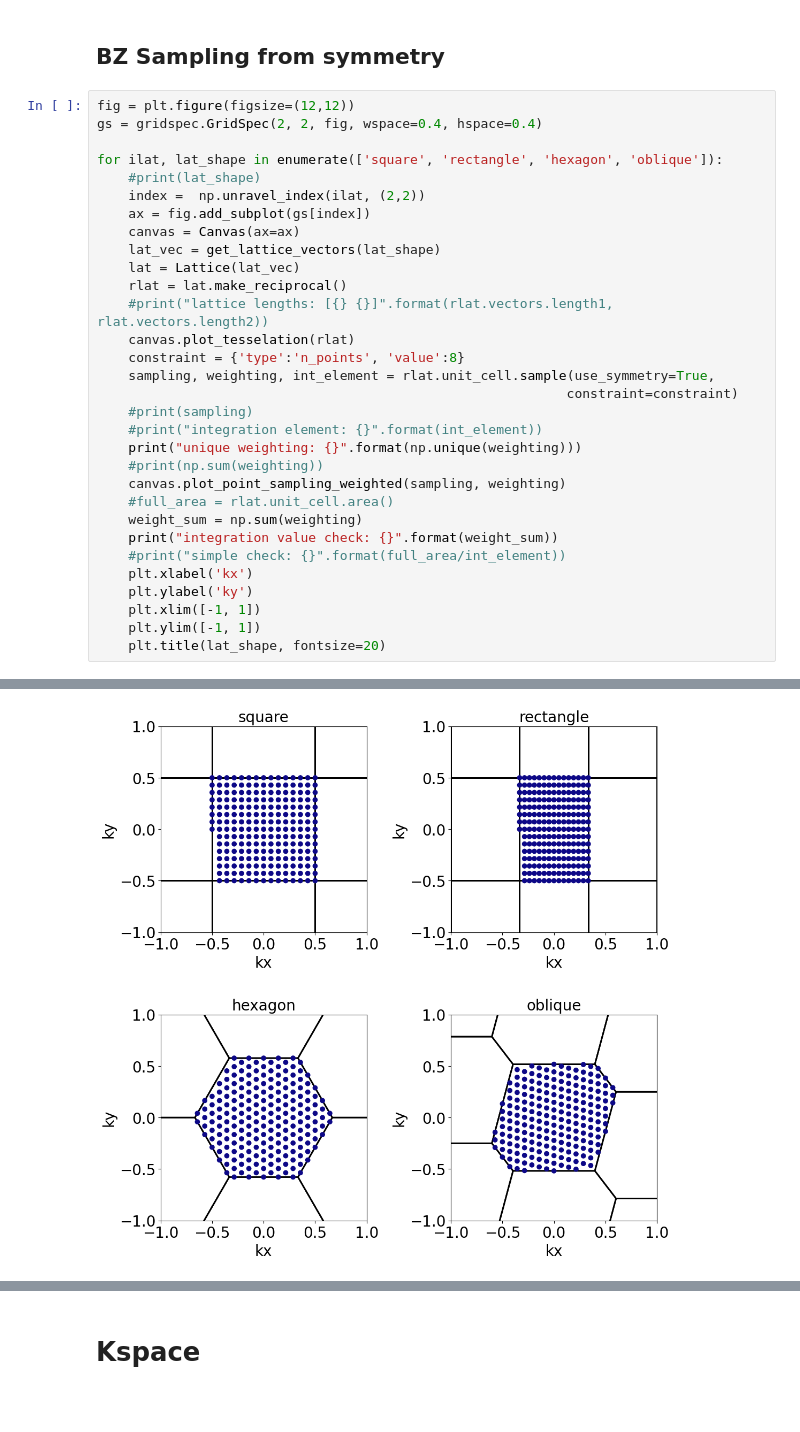
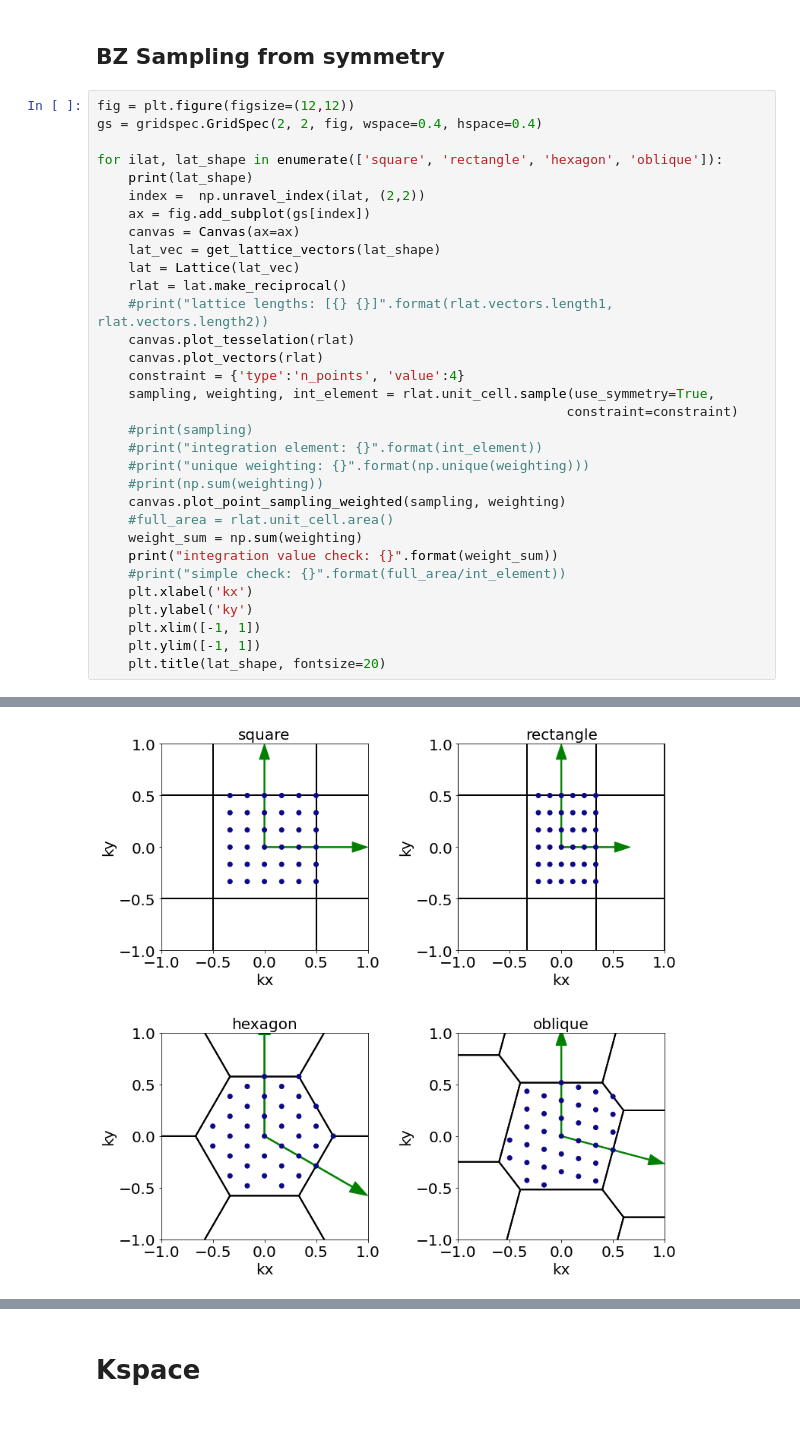
Before and after one commit to jcmwave/reciprocal, a Jupyter notebook: notebooks/examples.ipynb, the cells around one changed output, grey strips where cells are left out. Cells and saved outputs as stored; diff of their text form.

```diff
--- a/notebooks/examples.ipynb
+++ b/notebooks/examples.ipynb
@@ -208,7 +208,7 @@ fig = plt.figure(figsize=(12,12))
 gs = gridspec.GridSpec(2, 2, fig, wspace=0.4, hspace=0.4)
 
 for ilat, lat_shape in enumerate(['square', 'rectangle', 'hexagon', 'oblique']):
-    #print(lat_shape)
+    print(lat_shape)
     index =  np.unravel_index(ilat, (2,2))
     ax = fig.add_subplot(gs[index])
     canvas = Canvas(ax=ax)
@@ -217,12 +217,13 @@ for ilat, lat_shape in enumerate(['square', 'rectangle', 'hexagon', 'oblique']):
     rlat = lat.make_reciprocal()
     #print("lattice lengths: [{} {}]".format(rlat.vectors.length1, rlat.vectors.length2))
     canvas.plot_tesselation(rlat)
-    constraint = {'type':'n_points', 'value':8}
+    canvas.plot_vectors(rlat)
+    constraint = {'type':'n_points', 'value':4}
     sampling, weighting, int_element = rlat.unit_cell.sample(use_symmetry=True,
                                                             constraint=constraint)
     #print(sampling)
     #print("integration element: {}".format(int_element))
-    print("unique weighting: {}".format(np.unique(weighting)))
+    #print("unique weighting: {}".format(np.unique(weighting)))
     #print(np.sum(weighting))
     canvas.plot_point_sampling_weighted(sampling, weighting)
     #full_area = rlat.unit_cell.area()
@@ -246 +247 @@ integration value check: 1.0255102040816324
-[figure, old version]
+[figure, new version]
```
Also changed, not shown: parts of 9 cells of this notebook, 3 other files.
